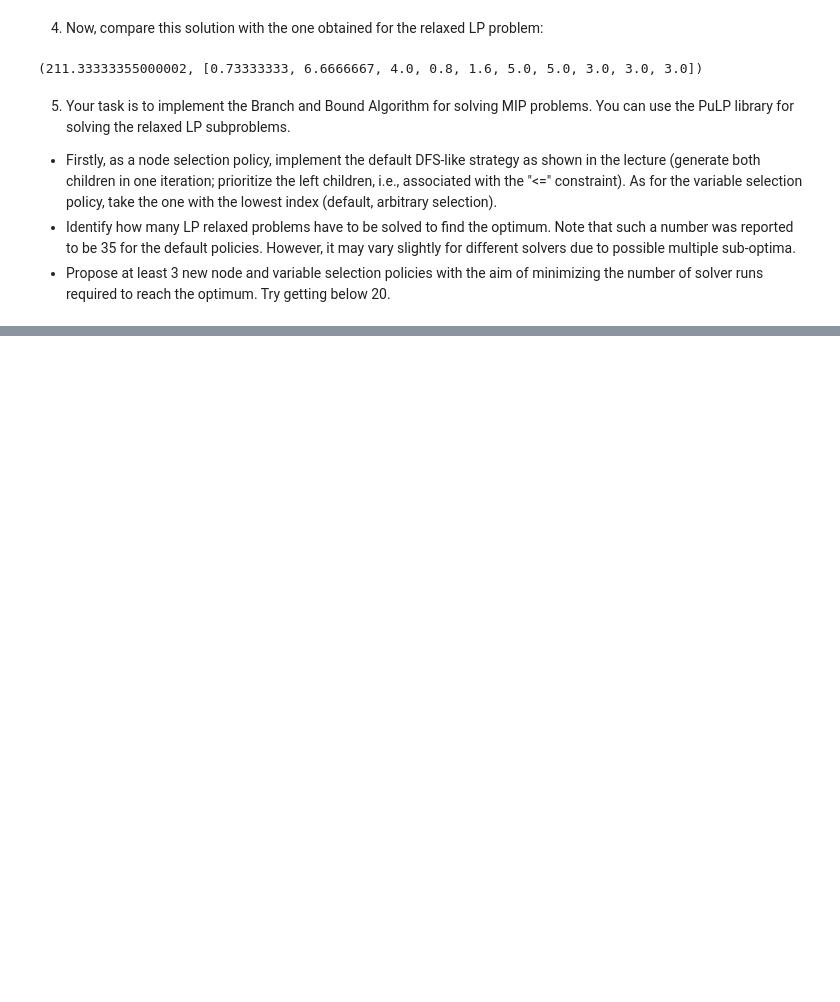
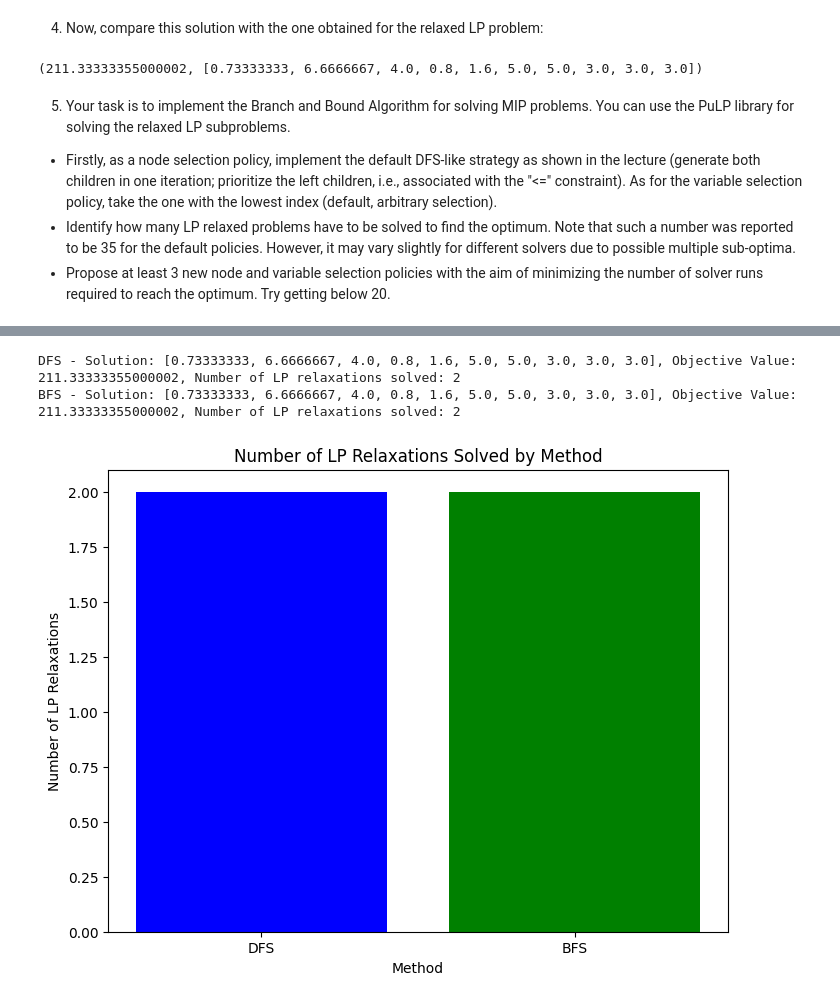
Before and after one commit to mmartyna123/OperationalReaserch, a Jupyter notebook: lab8/Lab8_BNB.ipynb, the cells around one changed output, grey strips where cells are left out. Cells and saved outputs as stored; diff of their text form; code cells hidden in the pictures; blank space fills up the shorter version.

```diff
--- a/lab8/Lab8_BNB.ipynb
+++ b/lab8/Lab8_BNB.ipynb
@@ -96,0 +275,21 @@ print(getSolution(x, problem))
+# %%
+# Example of running DFS and BFS
+solution_dfs, obj_value_dfs, num_relaxations_dfs = dfs_branch_and_bound(variable_selection_policy=most_constrained_variable)
+print(f"DFS - Solution: {solution_dfs}, Objective Value: {obj_value_dfs}, Number of LP relaxations solved: {num_relaxations_dfs}")
+
+solution_bfs, obj_value_bfs, num_relaxations_bfs = bfs_branch_and_bound(variable_selection_policy=most_constrained_variable)
+print(f"BFS - Solution: {solution_bfs}, Objective Value: {obj_value_bfs}, Number of LP relaxations solved: {num_relaxations_bfs}")
+
+methods = ["DFS", "BFS"]
+num_relaxations = [num_relaxations_dfs, num_relaxations_bfs]
+
+plt.figure(figsize=(8, 6))
+plt.bar(methods, num_relaxations, color=['blue', 'green'])
+plt.title("Number of LP Relaxations Solved by Method")
+plt.xlabel("Method")
+plt.ylabel("Number of LP Relaxations")
+plt.show()
+# %% [output]
+DFS - Solution: [0.73333333, 6.6666667, 4.0, 0.8, 1.6, 5.0, 5.0, 3.0, 3.0, 3.0], Objective Value: 211.33333355000002, Number of LP relaxations solved: 2
+BFS - Solution: [0.73333333, 6.6666667, 4.0, 0.8, 1.6, 5.0, 5.0, 3.0, 3.0, 3.0], Objective Value: 211.33333355000002, Number of LP relaxations solved: 2
+[figure, added]
```
Also changed, not shown: parts of 4 cells of this notebook.
